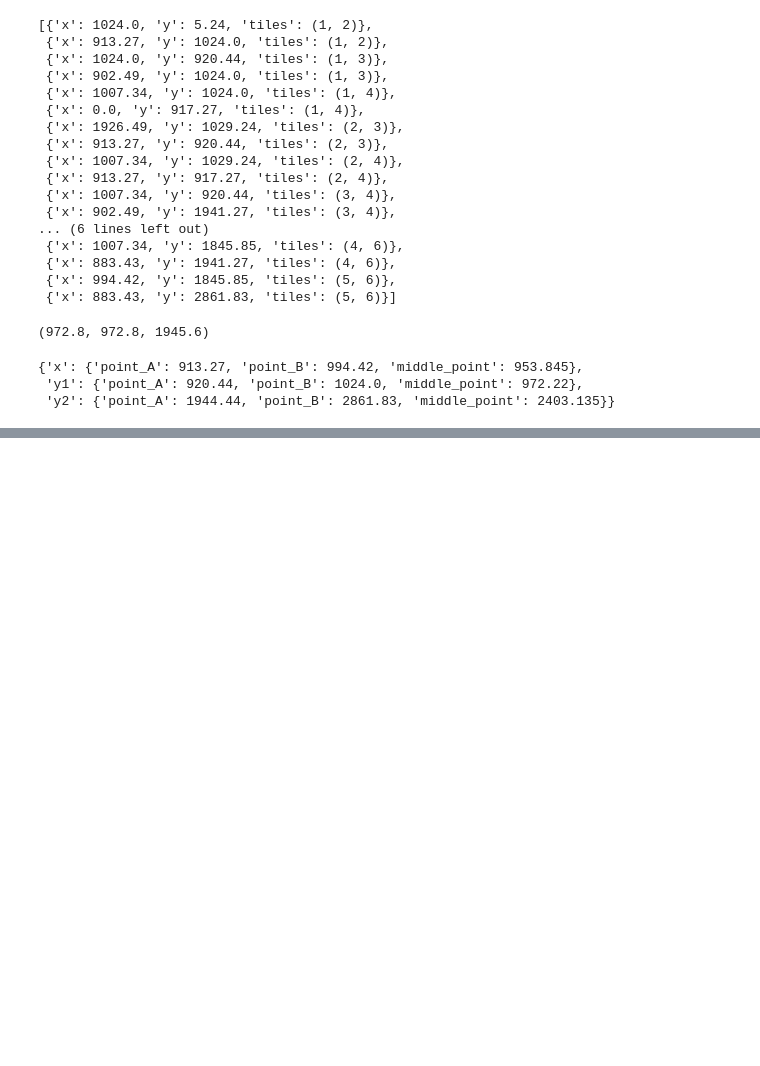
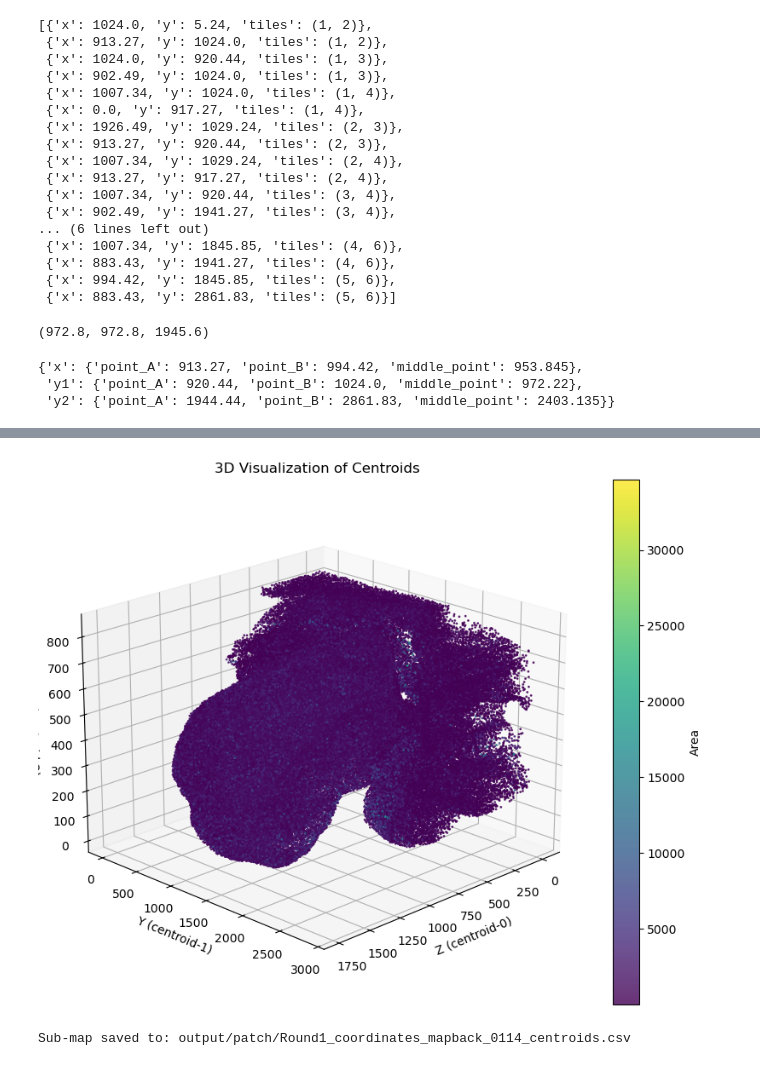
Before and after one commit to xiwang3236/Image_processing_tools, a Jupyter notebook: FISH_pipeline.ipynb, the cells around one changed output, grey strips where cells are left out. Saved outputs shown, nothing was run; the diff lists cells and outputs as text; code cells hidden in the pictures; blank space fills up the shorter version.

```diff
--- a/FISH_pipeline.ipynb
+++ b/FISH_pipeline.ipynb
@@ -96,0 +216,7 @@ find_AB_points(vertices_2d, target_point)
+# %%
+# Concatenate all sub-mapped tiles
+all_points6 = pd.concat([sub_map_tile1, sub_map_tile2, sub_map_tile3,
+                       sub_map_tile4, sub_map_tile5, sub_map_tile6],
+                      ignore_index=True)
+
+print(f"Total number of points after concatenation: {len(all_points6)}")
@@ -96,0 +250,11 @@ find_AB_points(vertices_2d, target_point)
+# %%
+# Create and show the plot
+fig = plot_3d_points(all_points6)
+plt.show()
+# %% [output]
+[figure, added]
+# %%
+sub_df_move.to_csv(outfolder_path, index=False, header=False)
+print("Sub-map saved to:", outfolder_path)
+# %% [output]
+Sub-map saved to: output/patch/Round1_coordinates_mapback_0114_centroids.csv
```
Also changed, not shown: parts of 17 cells of this notebook, 4 other files.
